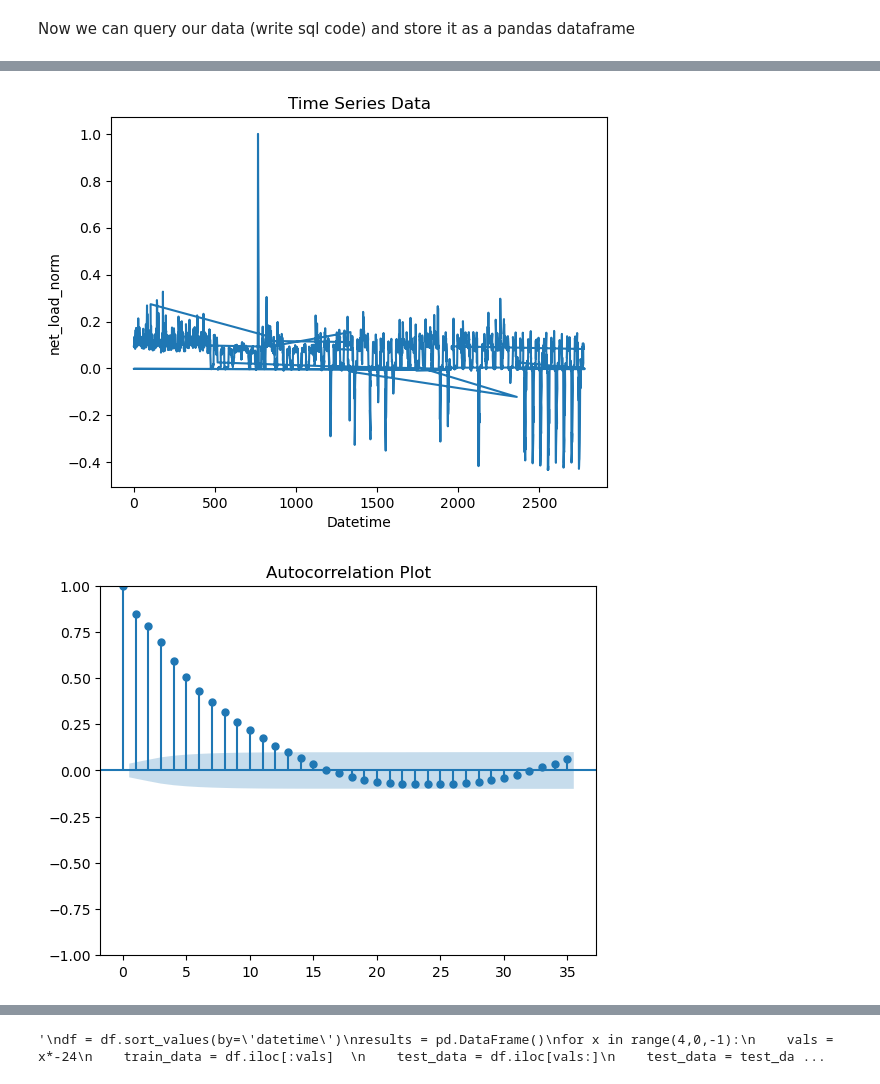
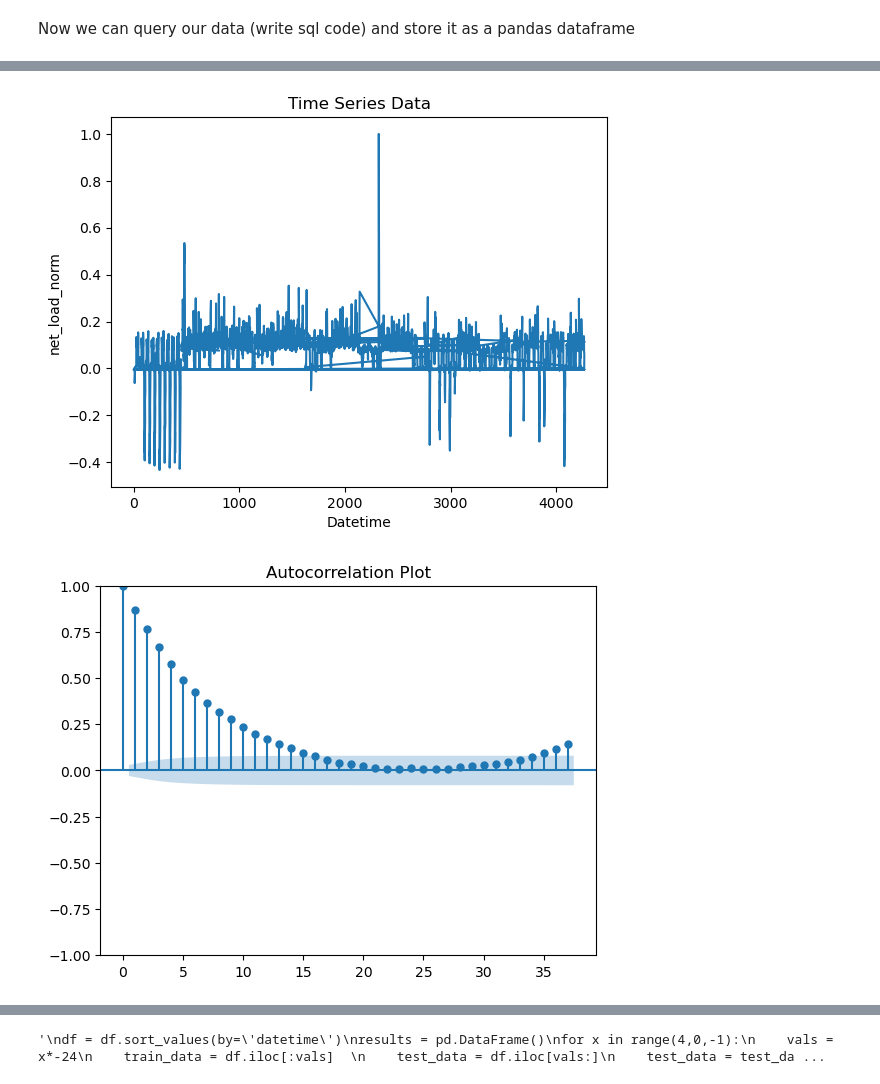
Before and after one commit to dguiraldes/aml_project, a Jupyter notebook: wills_code.ipynb, the cells around one changed output, grey strips where cells are left out. Cells and saved outputs as stored; diff of their text form; code cells hidden in the pictures.

```diff
--- a/wills_code.ipynb
+++ b/wills_code.ipynb
@@ -56,7 +57,7 @@ from sklearn.metrics import mean_squared_error
 query="""
     select *
     from agg.tidy_data_final
-    where year = 2020 and site = 20 and month between 2 and 3
+    where year = 2020 and month between 1 and 3 and site =20
 """
 # %%
 df = pd.read_sql_query(query, conn)
@@ -125,4 +93,15 @@ memory usage: 456.2 KB
 # %%
 #df = df.rename(columns={'min': 'minute'})
-df['datetime'] = pd.to_datetime(df[['year','month', 'day', 'hour']])
+df['datetime'] = pd.to_datetime(df[['year','month', 'day', 'hour','minute']])
 df = df.sort_values(by='datetime')
+# %%
+columns_to_keep = ['net_load_norm', 'datetime','solar_radiation','sunshine_duration','precipitation_probability']
+
+# Keep only the specified columns
+df = df.loc[:, columns_to_keep]
+df['net_load_norm'] = df['net_load_norm'].astype('float32')
+df['solar_radiation'] = df['solar_radiation'].astype('float32')
+df['sunshine_duration'] = df['sunshine_duration'].astype('float32')
+df['precipitation_probability'] = df['precipitation_probability'].astype('float32')
+
+df.info()
@@ -155,26 +146,26 @@ plt.xticks(rotation=45)
 # %%
 import pandas as pd
 import numpy as np
 import matplotlib.pyplot as plt
 from statsmodels.tsa.arima.model import ARIMA
 from statsmodels.graphics.tsaplots import plot_acf, plot_pacf
 df = df.sort_values(by='datetime')
 
 # Plot the time series data
 df['net_load_norm'].plot()
 plt.xlabel('Datetime')
 plt.ylabel('net_load_norm')
 plt.title('Time Series Data')
 plt.show()
 
 # Plot autocorrelation and partial autocorrelation plots
-plot_acf(df['net_load'])
+plot_acf(df['net_load_norm'])
 plt.title('Autocorrelation Plot')
 plt.show()
 
-plot_pacf(df['net_load'])
+plot_pacf(df['net_load_norm'])
 plt.title('Partial Autocorrelation Plot')
 plt.show()
 # %% [output]
-[figure, old version]
+[figure, new version]
-[figure, old version]
+[figure, new version]
```
Also changed, not shown: parts of 16 cells of this notebook.
